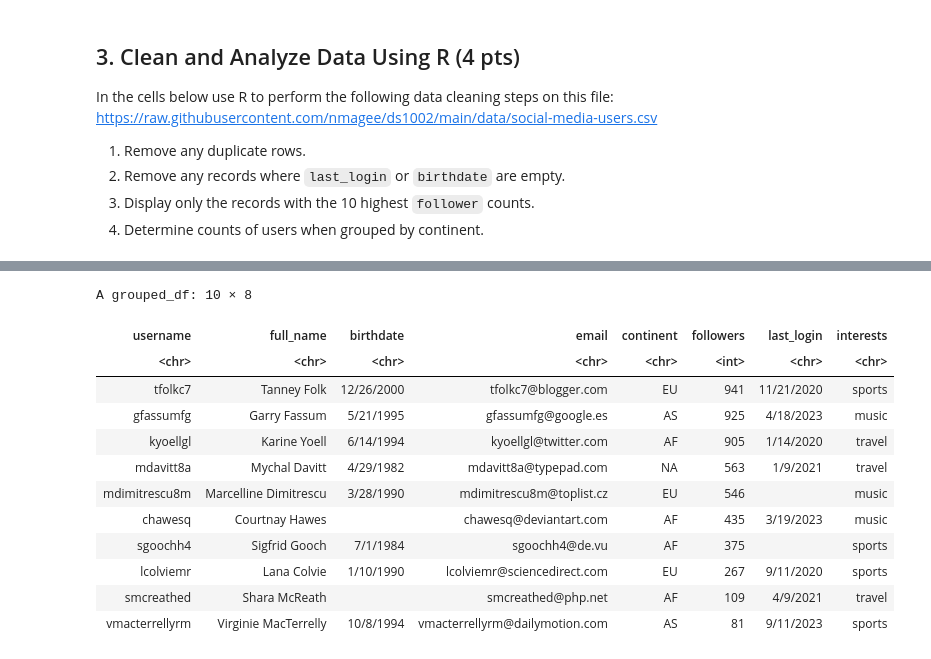
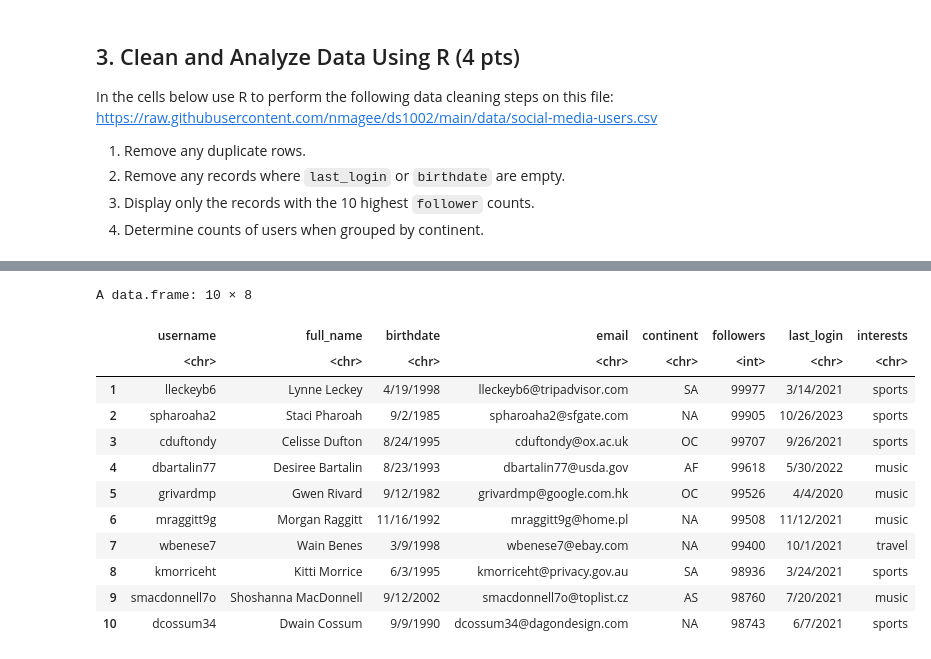
Before and after one commit to opark03/ds1002-rxb8yt, a Jupyter notebook: homework/week-15.ipynb, the cells around one changed output, grey strips where cells are left out. Cells and saved outputs as stored; diff of their text form; code cells hidden in the pictures.

```diff
--- a/homework/week-15.ipynb
+++ b/homework/week-15.ipynb
@@ -108,26 +107,27 @@ The following objects are masked from ‘package:base’:
 # %%
 content
 # %%
-content <- distinct(content)
+content <- unique(content)
 # %%
 content <- content %>%
-  filter(!is.na(last_login) & !is.na(birthdate)) %>%
-  group_by(continent) %>%
-  arrange(desc(followers)) %>%
-  head(10)
+   filter(!(is.na(last_login) | last_login == "") &
+         !(is.na(birthdate) | birthdate == ""))
-# %%
-content
-# %% [output]
-A grouped_df: 10 × 8
-| username | full_name | birthdate | email | continent | followers | last_login | interests |
-| <chr> | <chr> | <chr> | <chr> | <chr> | <int> | <chr> | <chr> |
-| tfolkc7 | Tanney Folk | 12/26/2000 | tfolkc7@blogger.com | EU | 941 | 11/21/2020 | sports |
-| gfassumfg | Garry Fassum | 5/21/1995 | gfassumfg@google.es | AS | 925 | 4/18/2023 | music |
-| kyoellgl | Karine Yoell | 6/14/1994 | kyoellgl@twitter.com | AF | 905 | 1/14/2020 | travel |
-| mdavitt8a | Mychal Davitt | 4/29/1982 | mdavitt8a@typepad.com | NA | 563 | 1/9/2021 | travel |
-| mdimitrescu8m | Marcelline Dimitrescu | 3/28/1990 | mdimitrescu8m@toplist.cz | EU | 546 |  | music |
-| chawesq | Courtnay Hawes |  | chawesq@deviantart.com | AF | 435 | 3/19/2023 | music |
-| sgoochh4 | Sigfrid Gooch | 7/1/1984 | sgoochh4@de.vu | AF | 375 |  | sports |
-| lcolviemr | Lana Colvie | 1/10/1990 | lcolviemr@sciencedirect.com | EU | 267 | 9/11/2020 | sports |
-| smcreathed | Shara McReath |  | smcreathed@php.net | AF | 109 | 4/9/2021 | travel |
-| vmacterrellyrm | Virginie MacTerrelly | 10/8/1994 | vmacterrellyrm@dailymotion.com | AS | 81 | 9/11/2023 | sports |
+# %%
+content <- content %>%
+  arrange(desc(followers)) %>%
+  head(10)
+content
+# %% [output]
+A data.frame: 10 × 8
+|  | username | full_name | birthdate | email | continent | followers | last_login | interests |
+|  | <chr> | <chr> | <chr> | <chr> | <chr> | <int> | <chr> | <chr> |
+| 1 | lleckeyb6 | Lynne Leckey | 4/19/1998 | lleckeyb6@tripadvisor.com | SA | 99977 | 3/14/2021 | sports |
+| 2 | spharoaha2 | Staci Pharoah | 9/2/1985 | spharoaha2@sfgate.com | NA | 99905 | 10/26/2023 | sports |
+| 3 | cduftondy | Celisse Dufton | 8/24/1995 | cduftondy@ox.ac.uk | OC | 99707 | 9/26/2021 | sports |
+| 4 | dbartalin77 | Desiree Bartalin | 8/23/1993 | dbartalin77@usda.gov | AF | 99618 | 5/30/2022 | music |
+| 5 | grivardmp | Gwen Rivard | 9/12/1982 | grivardmp@google.com.hk | OC | 99526 | 4/4/2020 | music |
+| 6 | mraggitt9g | Morgan Raggitt | 11/16/1992 | mraggitt9g@home.pl | NA | 99508 | 11/12/2021 | music |
+| 7 | wbenese7 | Wain Benes | 3/9/1998 | wbenese7@ebay.com | NA | 99400 | 10/1/2021 | travel |
+| 8 | kmorriceht | Kitti Morrice | 6/3/1995 | kmorriceht@privacy.gov.au | SA | 98936 | 3/24/2021 | sports |
+| 9 | smacdonnell7o | Shoshanna MacDonnell | 9/12/2002 | smacdonnell7o@toplist.cz | AS | 98760 | 7/20/2021 | music |
+| 10 | dcossum34 | Dwain Cossum | 9/9/1990 | dcossum34@dagondesign.com | NA | 98743 | 6/7/2021 | sports |
```
Also changed, not shown: parts of 6 cells of this notebook.
